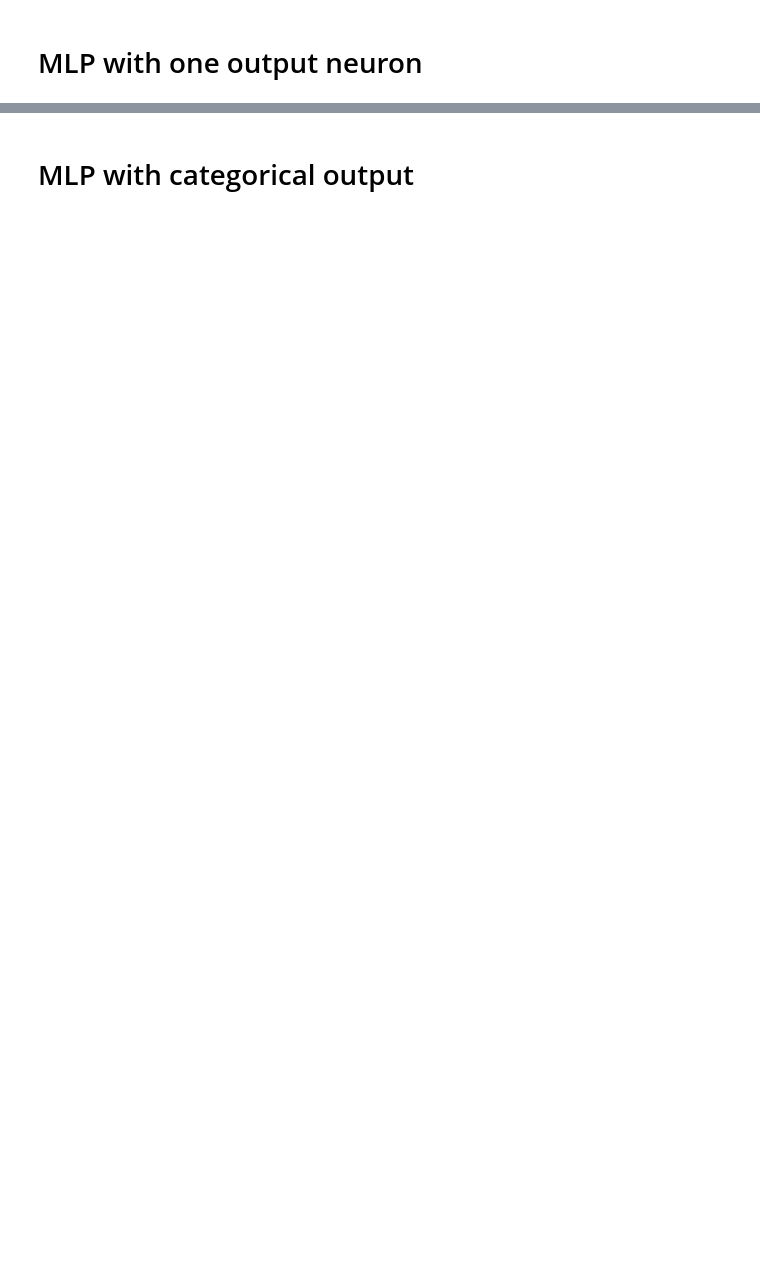
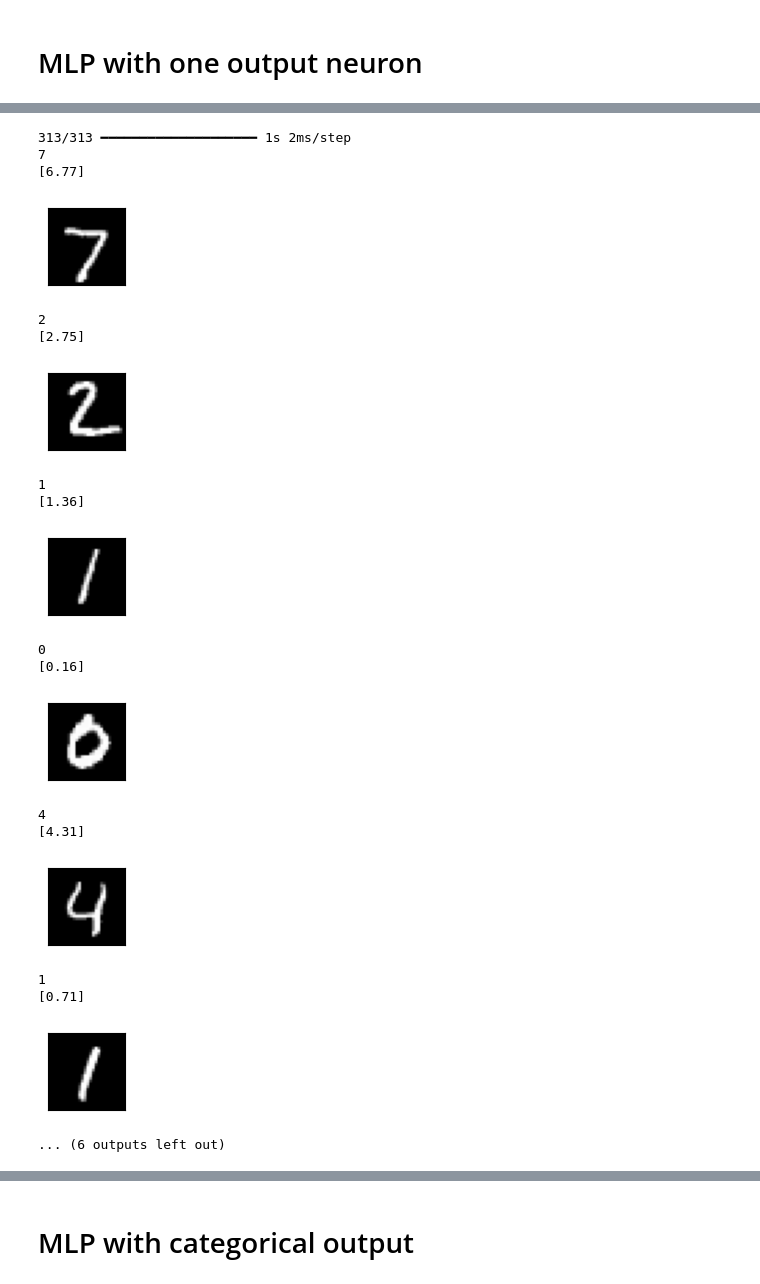
Before and after one commit to ProHamedM/Neural-Computing-and-Deep-Learning, a Jupyter notebook: MNIST Project/2 - MNIST_MLP.ipynb, the cells around one changed output, grey strips where cells are left out. Cells and saved outputs as stored; diff of their text form; code cells hidden in the pictures; blank space fills up the shorter version.

```diff
--- a/MNIST Project/2 - MNIST_MLP.ipynb
+++ b/MNIST Project/2 - MNIST_MLP.ipynb
@@ -40,15 +56,36 @@ history = model.fit(x_train, y_train,
 # %%
 # show results
 y_pred = model.predict(x_test)
 np.set_printoptions(precision=2, linewidth=200)
-for i in range(8):
+for i in range(9):
   print(y_test[i])
   print(y_pred[i])
   plt.figure(figsize=(1, 1))
   plt.imshow(x_test[i], cmap='gray')
   plt.xticks([])
   plt.yticks([])
   plt.show()
+# %% [output]
+313/313 ━━━━━━━━━━━━━━━━━━━━ 1s 2ms/step
+7
+[6.77]
+[figure, added]
+2
+[2.75]
+[figure, added]
+1
+[1.36]
+[figure, added]
+0
+[0.16]
+[figure, added]
+4
+[4.31]
+[figure, added]
+1
+[0.71]
+[figure, added]
+... (6 outputs left out)
 # %%
 accuracy = np.average(np.round(y_pred[:, 0]) == y_test) * 100
 print('accuracy = {} %'.format(accuracy))
```
Also changed, not shown: parts of 25 cells of this notebook.
